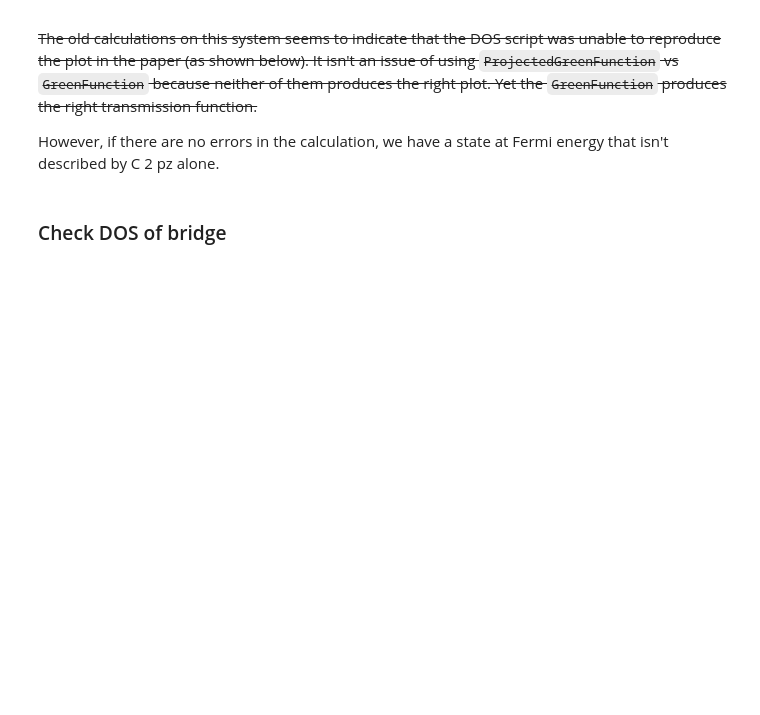
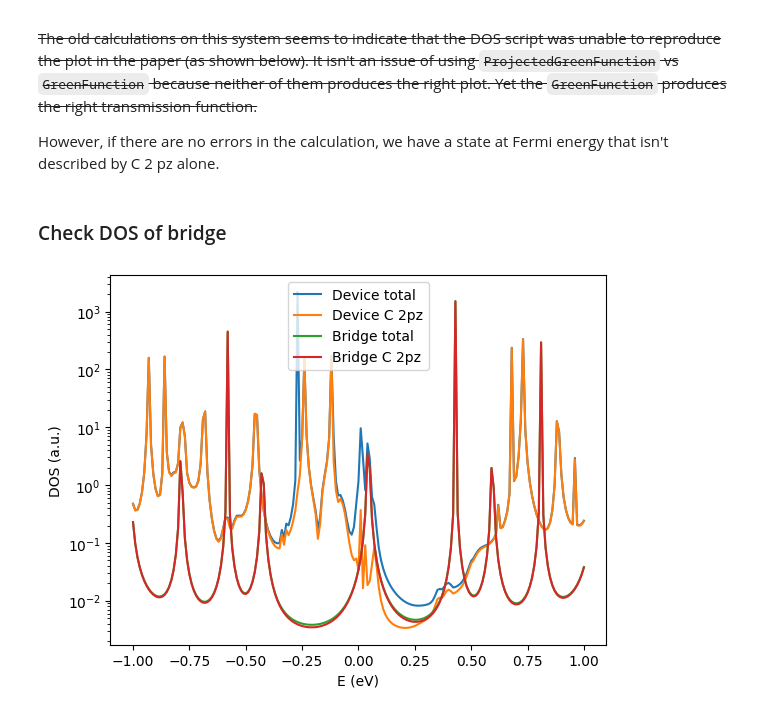
Before and after one commit to aj0337/qtpyt-tests, a Jupyter notebook: CNT_AGNR/checks.ipynb, the cells around one changed output. Cells and saved outputs as stored; diff of their text form; code cells hidden in the pictures; blank space fills up the shorter version.

Commit message:
Add tests for bridge alone

```diff
--- a/CNT_AGNR/checks.ipynb
+++ b/CNT_AGNR/checks.ipynb
@@ -121,3 +121,19 @@ I'm not sure if there are errors in the DOS computation, or if the hamiltonian i
 However, if there are no errors in the calculation, we have a state at Fermi energy that isn't described by C 2 pz alone.
 # %% [markdown]
 ### Check DOS of bridge
+# %%
+_, tdos_bridge = np.load("./unrelaxed/output/lowdin/bridge/dft/Evdos_total.npy")
+_, pz_dos_bridge = np.load("./unrelaxed/output/lowdin/bridge/dft/Evdos_pz.npy")
+
+plt.plot(E, tdos_device, label="Device total")
+plt.plot(E, pz_dos_device, label="Device C 2pz")
+plt.plot(E, tdos_bridge, label="Bridge total")
+plt.plot(E, pz_dos_bridge, label="Bridge C 2pz")
+plt.xlabel("E (eV)")
+plt.ylabel("DOS (a.u.)")
+plt.yscale("log")
+# plt.ylim(0,10)
+plt.legend()
+plt.show()
+# %% [output]
+[figure, added]
```
Also changed, not shown: parts of 4 cells of this notebook, 2 other files.
